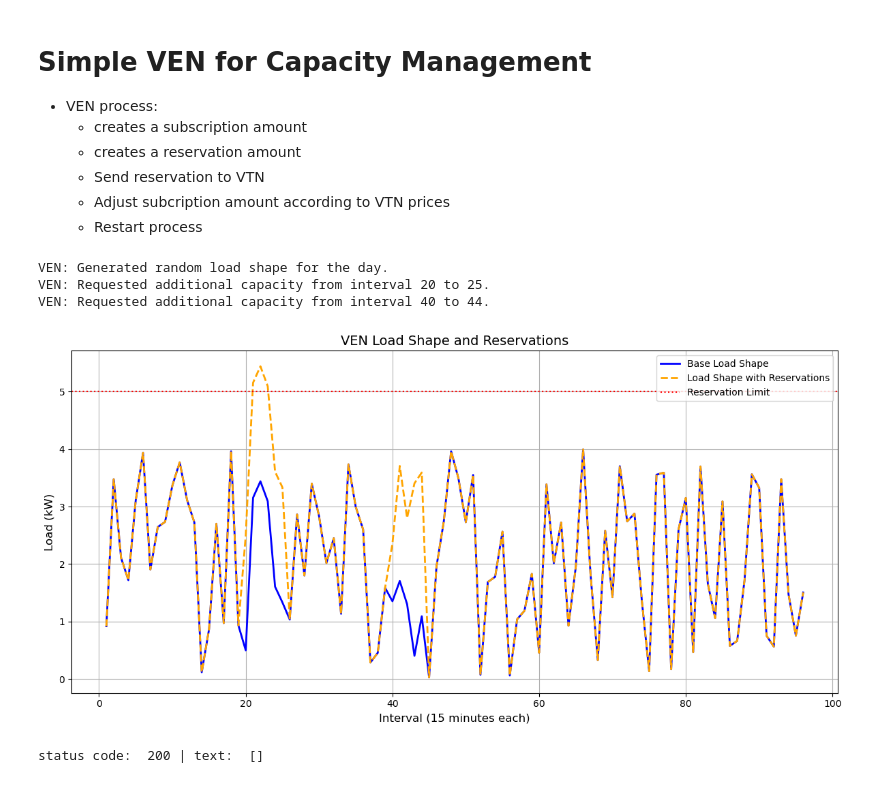
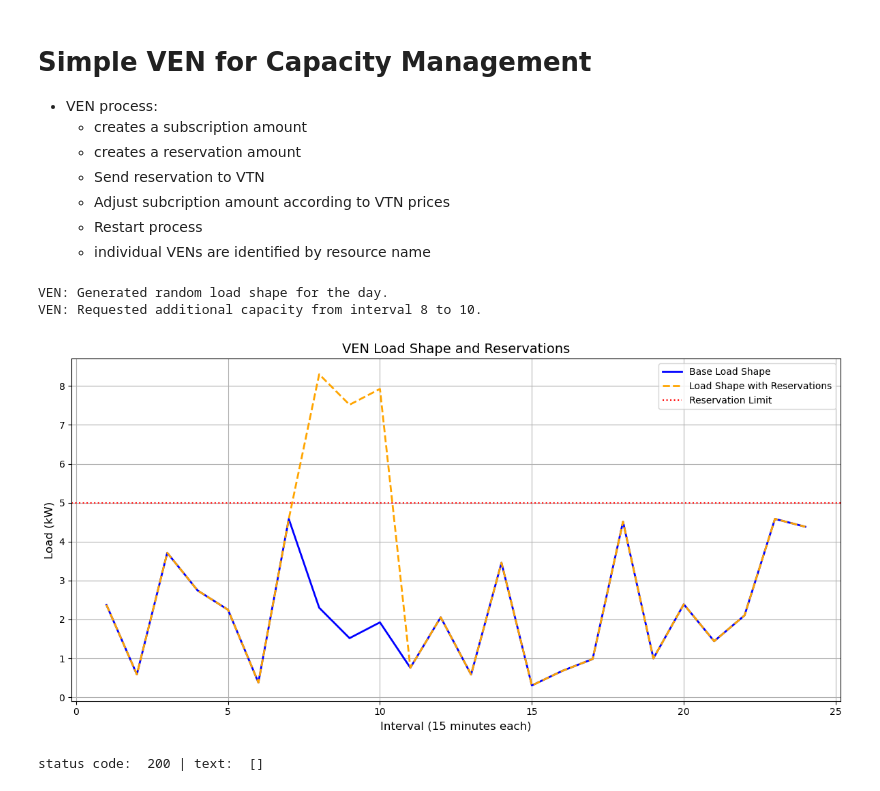
Before and after one commit to lazlop/OA3CapacityManagement, a Jupyter notebook: simple-ven/simple-ven.ipynb, the cells around one changed output. Drawn from its saved outputs; the diff is of its cells as text; code cells hidden in the pictures.

```diff
--- a/simple-ven/simple-ven.ipynb
+++ b/simple-ven/simple-ven.ipynb
@@ -6,19 +6,20 @@
   - Send reservation to VTN
   - Adjust subcription amount according to VTN prices
   - Restart process
+  - individual VENs are identified by resource name
 # %%
 import random
 import matplotlib.pyplot as plt
 import requests
 
 class VEN:
-    def __init__(self, normal_capacity=5, intervals=96):
+    def __init__(self, reservation_capacity=5, intervals=96):
         """
         Initialize the VEN with:
-        - normal_capacity: Maximum capacity the VEN is subscribed to.
+        - reservation_capacity: Maximum capacity the VEN is subscribed to.
         - intervals: Number of 15-minute intervals in a day (default 96).
         """
-        self.normal_capacity = normal_capacity
+        self.reservation_capacity = reservation_capacity
         self.intervals = intervals
         self.base_load_shape = []  # Stores the base load shape for the day
         self.reservation_load_shape = []  # Stores the load shape with reservations
@@ -27,14 +28,11 @@ class VEN:
         """
         Generate a random load shape where each interval load is between 0 and 4 kW.
         """
-        self.base_load_shape = [random.uniform(0, 4) for _ in range(self.intervals)]
+        self.base_load_shape = [random.uniform(0, self.reservation_capacity) for _ in range(self.intervals)]
         print("VEN: Generated random load shape for the day.")
 
-    def calculate_reservation_load_shape(self):
-        """
-        Calculate the load shape including reservations above the normal subscription level.
-        """
-        self.reservation_load_shape = self.base_load_shape.copy()
+    def simulate_additional_capacity(self):
+        random.choice
 
     def request_additional_capacity(self, start_interval, end_interval, capacity):
         """
@@ -48,7 +46,7 @@ class VEN:
         """
         # Ensure reservation_load_shape is initialized
         if not self.reservation_load_shape:
-            self.calculate_reservation_load_shape()
+            self.reservation_load_shape = self.base_load_shape.copy()
 
         # Calculate the number of intervals in the range
         num_intervals = end_interval - start_interval + 1
@@ -78,7 +76,7 @@ class VEN:
         plt.figure(figsize=(12, 6))
         plt.plot(intervals, self.base_load_shape, label="Base Load Shape", color="blue", linewidth=2)
         plt.plot(intervals, self.reservation_load_shape, label="Load Shape with Reservations", color="orange", linestyle="--", linewidth=2)
-        plt.axhline(y=self.normal_capacity, color="red", linestyle=":", label="Reservation Limit")
+        plt.axhline(y=self.reservation_capacity, color="red", linestyle=":", label="Reservation Limit")
         plt.title("VEN Load Shape and Reservations", fontsize=14)
         plt.xlabel("Interval (15 minutes each)", fontsize=12)
         plt.ylabel("Load (kW)", fontsize=12)
@@ -88,28 +86,24 @@ class VEN:
         plt.show()
 # %%
 # Simulation
-ven = VEN()
+ven = VEN(intervals = 24)
 
 # Generate a random load shape for the day
 ven.generate_random_load_shape()
 
-# Calculate the load shape including reservations
-ven.calculate_reservation_load_shape()
-
 # Request additional capacity
 # Example 1: Single capacity level for the range
-ven.request_additional_capacity(start_interval=20, end_interval=25, capacity=2)
+ven.request_additional_capacity(start_interval=8, end_interval=10, capacity=6)
 
-# Example 2: Varying capacities for the range
-ven.request_additional_capacity(start_interval=40, end_interval=44, capacity=[1, 2, 1.5, 3, 2.5])
+# # Example 2: Varying capacities for the range
+# ven.request_additional_capacity(start_interval=40, end_interval=44, capacity=[1, 2, 1.5, 3, 2.5])
 
 # Plot the load shapes
 ven.plot_load_shapes()
 # %% [output]
 VEN: Generated random load shape for the day.
-VEN: Requested additional capacity from interval 20 to 25.
-VEN: Requested additional capacity from interval 40 to 44.
+VEN: Requested additional capacity from interval 8 to 10.
-[figure, old version]
+[figure, new version]
 # %%
 import requests
 import json
```
Also changed, not shown: parts of 4 cells of this notebook.
